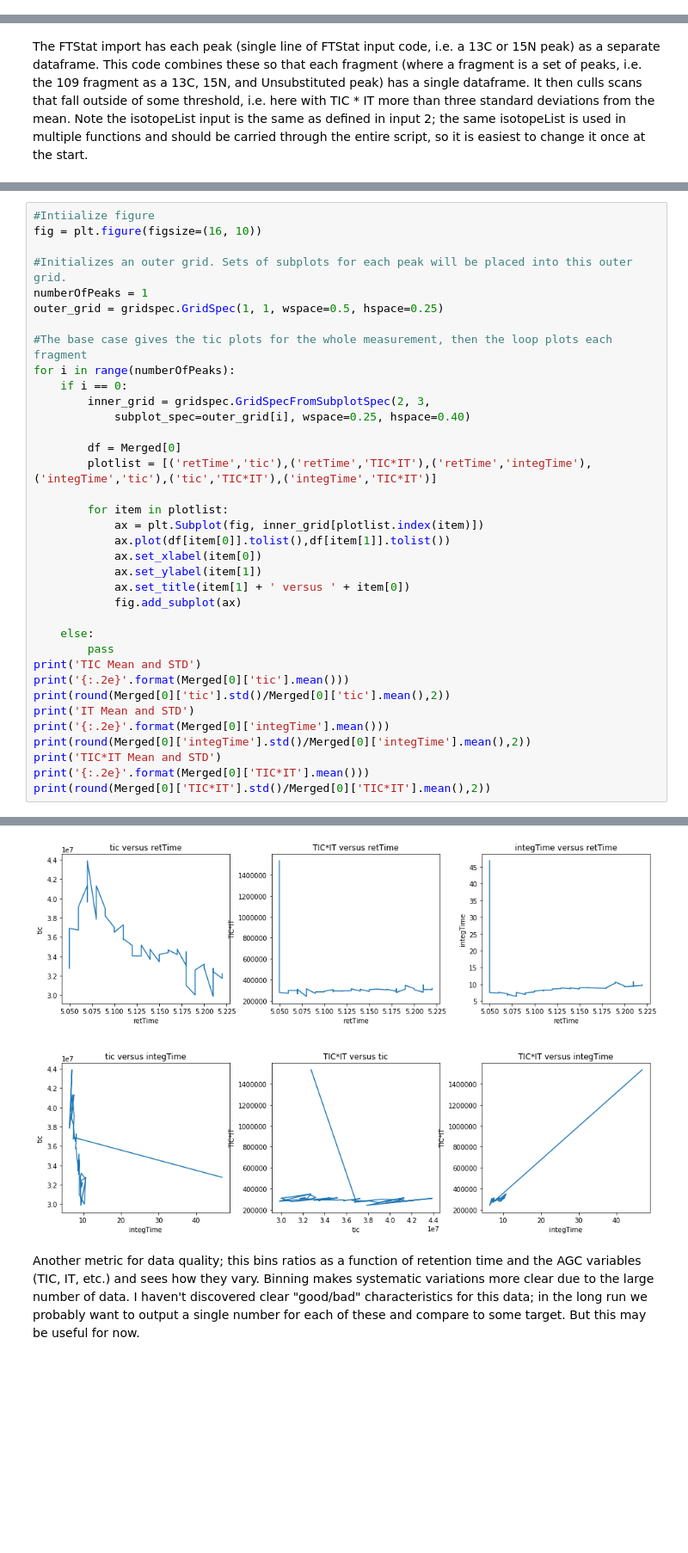
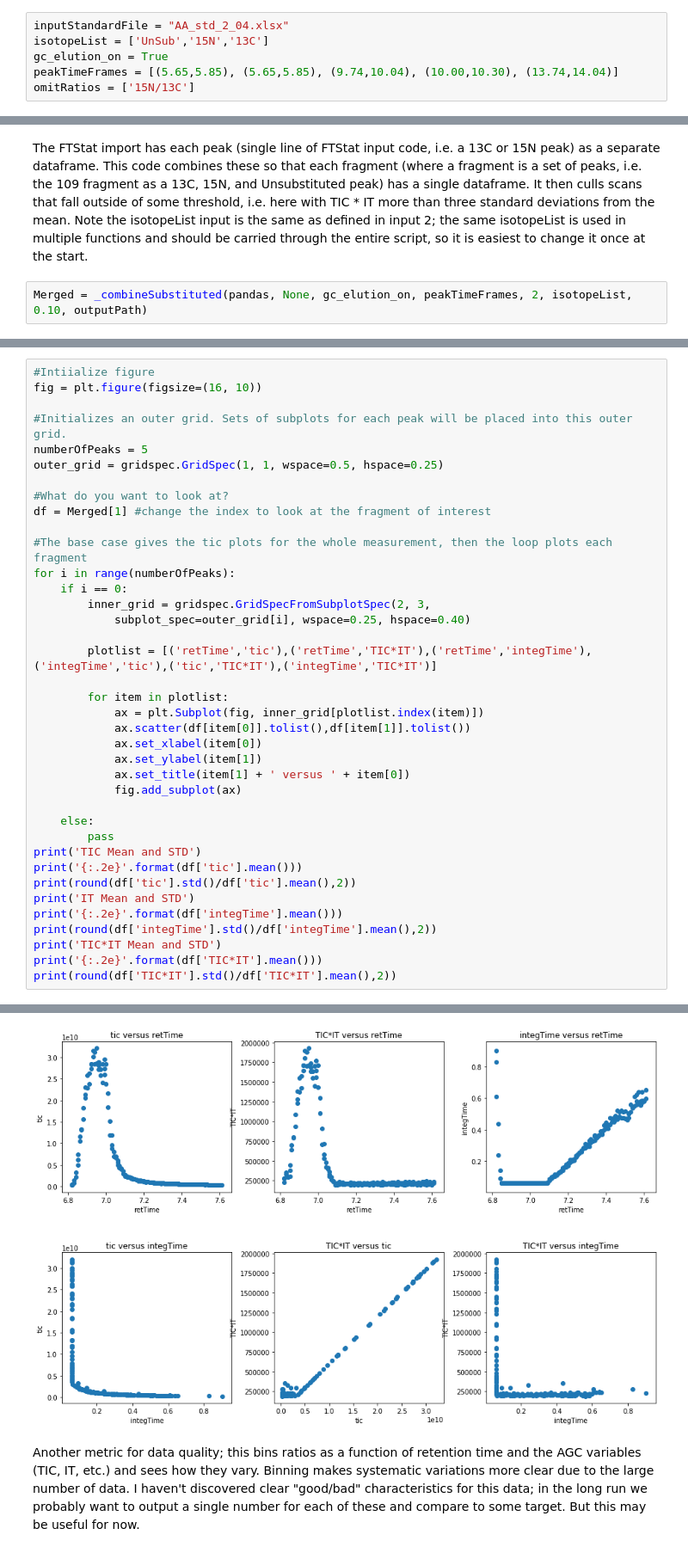
Before and after one commit to szeichner/Orbitrap-Data-Processing-Script, a Jupyter notebook: AnyRatioAnalysis_sz.ipynb, the cells around one changed output, grey strips where cells are left out. Shown at 86% size. Saved outputs shown, nothing was run; the diff lists cells and outputs as text; blank space fills up the shorter version.

```diff
--- a/AnyRatioAnalysis_sz.ipynb
+++ b/AnyRatioAnalysis_sz.ipynb
@@ -11,3 +8,9 @@ omitRatios = []
 Define the input file and the list of isotopes you extracted in order. The order and identities are arbitrary (you could write 'red' 'yellow' 'green' and it would work), but should match the order you used for FTStatistic.
 
 By default, the code will compute ratio for every combination; here 13C/15N, 13C/UnSub, and 15N/UnSub. If you don't care about some of those (i.e. 13C/15N), you should add that ration and its inverse to omitRatios. In this case, you could write omitRatios = ['13C/15N','15N/13C'].
+# %%
+inputStandardFile = "AA_std_2_04.xlsx"
+isotopeList = ['UnSub','15N','13C']
+gc_elution_on = True
+peakTimeFrames = [(5.65,5.85), (5.65,5.85), (9.74,10.04), (10.00,10.30), (13.74,14.04)]
+omitRatios = ['15N/13C']
@@ -25,3 +23,5 @@ IndexError: index 0 is out of bounds for axis 0 with size 0
 # %% [markdown]
 The FTStat import has each peak (single line of FTStat input code, i.e. a 13C or 15N peak) as a separate dataframe. This code combines these so that each fragment (where a fragment is a set of peaks, i.e. the 109 fragment as a 13C, 15N, and Unsubstituted peak) has a single dataframe. It then culls scans that fall outside of some threshold, i.e. here with TIC * IT more than three standard deviations from the mean. Note the isotopeList input is the same as defined in input 2; the same isotopeList is used in multiple functions and should be carried through the entire script, so it is easiest to change it once at the start.
+# %%
+Merged = _combineSubstituted(pandas, None, gc_elution_on, peakTimeFrames, 2, isotopeList, 0.10, outputPath)
 # %% [markdown]
@@ -33,8 +33,11 @@ You may want to change to scatter plots; in the ax.plot line, change ax.plot to
 fig = plt.figure(figsize=(16, 10))
 
 #Initializes an outer grid. Sets of subplots for each peak will be placed into this outer grid.
-numberOfPeaks = 1
+numberOfPeaks = 5
 outer_grid = gridspec.GridSpec(1, 1, wspace=0.5, hspace=0.25)
+
+#What do you want to look at?
+df = Merged[1] #change the index to look at the fragment of interest
 
 #The base case gives the tic plots for the whole measurement, then the loop plots each fragment
 for i in range(numberOfPeaks):
@@ -42,12 +45,11 @@ for i in range(numberOfPeaks):
         inner_grid = gridspec.GridSpecFromSubplotSpec(2, 3,
             subplot_spec=outer_grid[i], wspace=0.25, hspace=0.40)
 
-        df = Merged[0]
         plotlist = [('retTime','tic'),('retTime','TIC*IT'),('retTime','integTime'),('integTime','tic'),('tic','TIC*IT'),('integTime','TIC*IT')]
 
         for item in plotlist:
             ax = plt.Subplot(fig, inner_grid[plotlist.index(item)])
-            ax.plot(df[item[0]].tolist(),df[item[1]].tolist())
+            ax.scatter(df[item[0]].tolist(),df[item[1]].tolist())
             ax.set_xlabel(item[0])
             ax.set_ylabel(item[1])
             ax.set_title(item[1] + ' versus ' + item[0])
@@ -56,13 +58,13 @@ for i in range(numberOfPeaks):
     else:
         pass
 print('TIC Mean and STD')
-print('{:.2e}'.format(Merged[0]['tic'].mean()))
-print(round(Merged[0]['tic'].std()/Merged[0]['tic'].mean(),2))
+print('{:.2e}'.format(df['tic'].mean()))
+print(round(df['tic'].std()/df['tic'].mean(),2))
 print('IT Mean and STD')
-print('{:.2e}'.format(Merged[0]['integTime'].mean()))
-print(round(Merged[0]['integTime'].std()/Merged[0]['integTime'].mean(),2))
+print('{:.2e}'.format(df['integTime'].mean()))
+print(round(df['integTime'].std()/df['integTime'].mean(),2))
 print('TIC*IT Mean and STD')
-print('{:.2e}'.format(Merged[0]['TIC*IT'].mean()))
-print(round(Merged[0]['TIC*IT'].std()/Merged[0]['TIC*IT'].mean(),2))
+print('{:.2e}'.format(df['TIC*IT'].mean()))
+print(round(df['TIC*IT'].std()/df['TIC*IT'].mean(),2))
 # %% [output]
 TIC Mean and STD
@@ -77,4 +79,4 @@ TIC*IT Mean and STD
-[figure, old version]
+[figure, new version]
 # %% [markdown]
 Another metric for data quality; this bins ratios as a function of retention time and the AGC variables (TIC, IT, etc.) and sees how they vary. Binning makes systematic variations more clear due to the large number of data. I haven't discovered clear "good/bad" characteristics for this data; in the long run we probably want to output a single number for each of these and compare to some target. But this may be useful for now.
 # %%
```
Also changed, not shown: parts of 17 cells of this notebook, 1 other file.
